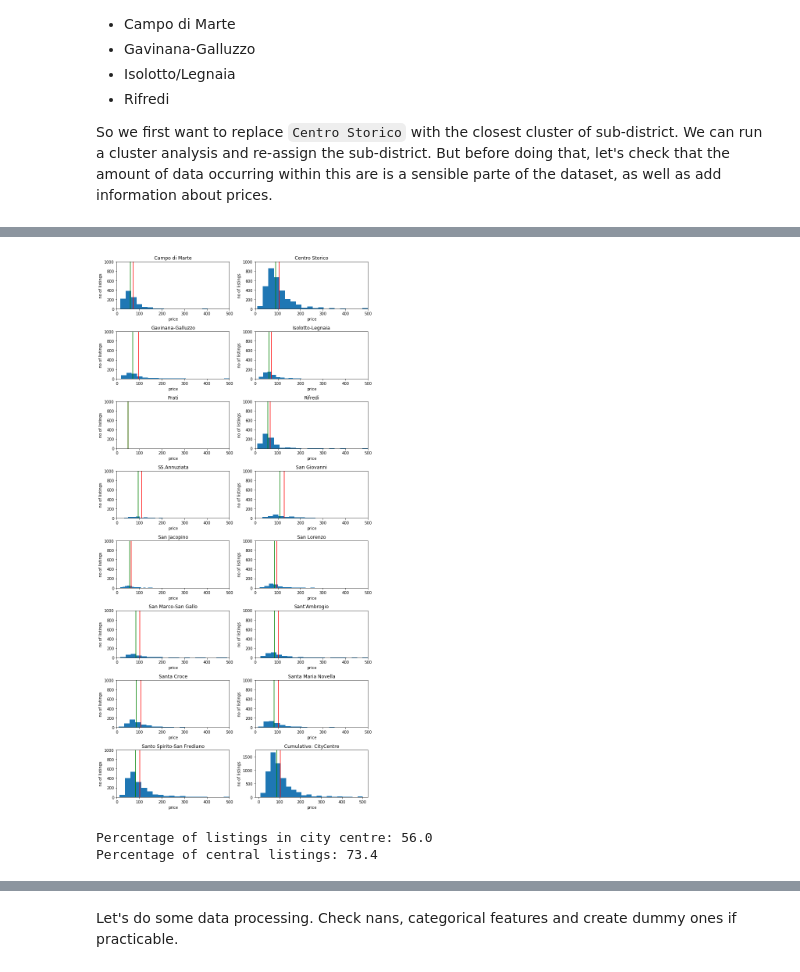
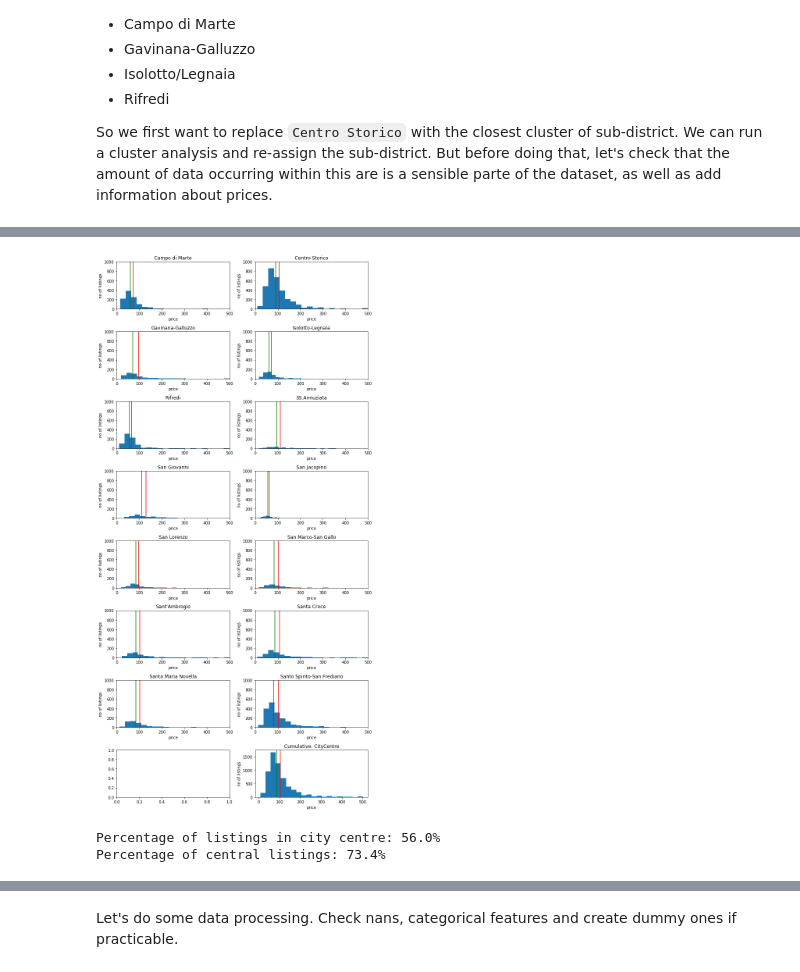
Before and after one commit to claudiocmp/airbnb_florence, a Jupyter notebook: florence_listings.ipynb, the cells around one changed output, grey strips where cells are left out. Cells and saved outputs as stored; diff of their text form; code cells hidden in the pictures.

```diff
--- a/florence_listings.ipynb
+++ b/florence_listings.ipynb
@@ -143,7 +143,7 @@ cols=[
 #     'host_identity_verified',
 #     'street',
     'neighbourhood',
-    'neighbourhood_cleansed',
+#     'neighbourhood_cleansed',
 #     'neighbourhood_group_cleansed',
 #     'city',
 #     'state',
@@ -482,0 +506,4 @@ So we first want to replace `Centro Storico` with the closest cluster of sub-dis
+# %%
+df_kernel2 = df_lst_[~(df_lst_['neighbourhood']=='Prati')].copy()
+df_kernel2 = df_kernel2.reset_index()
+df_kernel2
@@ -483,46 +529,48 @@ So we first want to replace `Centro Storico` with the closest cluster of sub-dis
 # %%
-nb_gs = df_lst_.groupby('neighbourhood')
-# print(len(nb_gs))
+nb_gs = df_kernel2.groupby('neighbourhood')
+
 fig,axs = plt.subplots(8,2,figsize=(10,20))
-
+cc_districts = ['San Giovanni','San Lorenzo','San Marco-San Gallo','San Jacopino','Sant\'Ambrogio','Santa Croce','Santa Maria Novella','SS.Annuziata']
+cc_name = ['Centro Storico']
+cc_tot = cc_name + cc_districts
 cum_cs = []
 avails = {}
 
 for i,(n,g) in enumerate(nb_gs):
     ax = axs[i//2][i%2]
     ax.hist(g['price'], bins=20)
-    if n in ['Centro Storico','San Giovanni','San Lorenzo','San Marco-San Gallo','San Jacopino','Sant\'Ambrogio','Santa Croce','Santa Maria Novella','SS.Annuziata']:
+    if n in cc_tot:
         cum_cs += list(g['price'].values)
     mn=g['price'].mean()
     md=g['price'].median()
     occ_365 = g['availability_365'].mean()
     avails['n'] = occ_365
     ax.axvline(x=mn,ymin=0,ymax=1000,color='red')
     ax.axvline(x=md,ymin=0,ymax=1000,color='green')
 #     ax.hist(g['price'], bins=20, density=True)
     ax.set_xlabel('price')
     ax.set_ylabel('no of listings')
     ax.set_xlim((0,500))
     ax.set_ylim((0,1000))
     ax.title.set_text(n)# + ' - Avail_year: ' + str(int(round(occ_365))))
 
 # cumulative
 ax = axs[-1][-1]
 ax.hist(cum_cs, bins=20)
 ax.axvline(x=np.array(cum_cs).mean(),ymin=0,ymax=1000,color='red')
 ax.axvline(x=np.median(np.array(cum_cs)),ymin=0,ymax=1000,color='green')
 ax.set_xlabel('price')
 ax.set_ylabel('no of listings')
 ax.title.set_text('Cumulative: CityCentre')
 
 plt.tight_layout()
 plt.show()
 # %% [output]
-[figure, old version]
+[figure, new version]
 # %%
 tot_cc = len(cum_cs) + len(nb_gs.get_group('Santo Spirito-San Frediano'))
-print('Percentage of listings in city centre: {:.1f}\nPercentage of central listings: {:.1f}'.format(100*len(cum_cs)/len(df_lst_), 100*tot_cc/len(df_lst_)))
+print('Percentage of listings in city centre: {:.1f}%\nPercentage of central listings: {:.1f}%'.format(100*len(cum_cs)/len(df_lst_), 100*tot_cc/len(df_lst_)))
 # %% [output]
-Percentage of listings in city centre: 56.0
-Percentage of central listings: 73.4
+Percentage of listings in city centre: 56.0%
+Percentage of central listings: 73.4%
 # %% [markdown]
```
Also changed, not shown: parts of 84 cells of this notebook.
